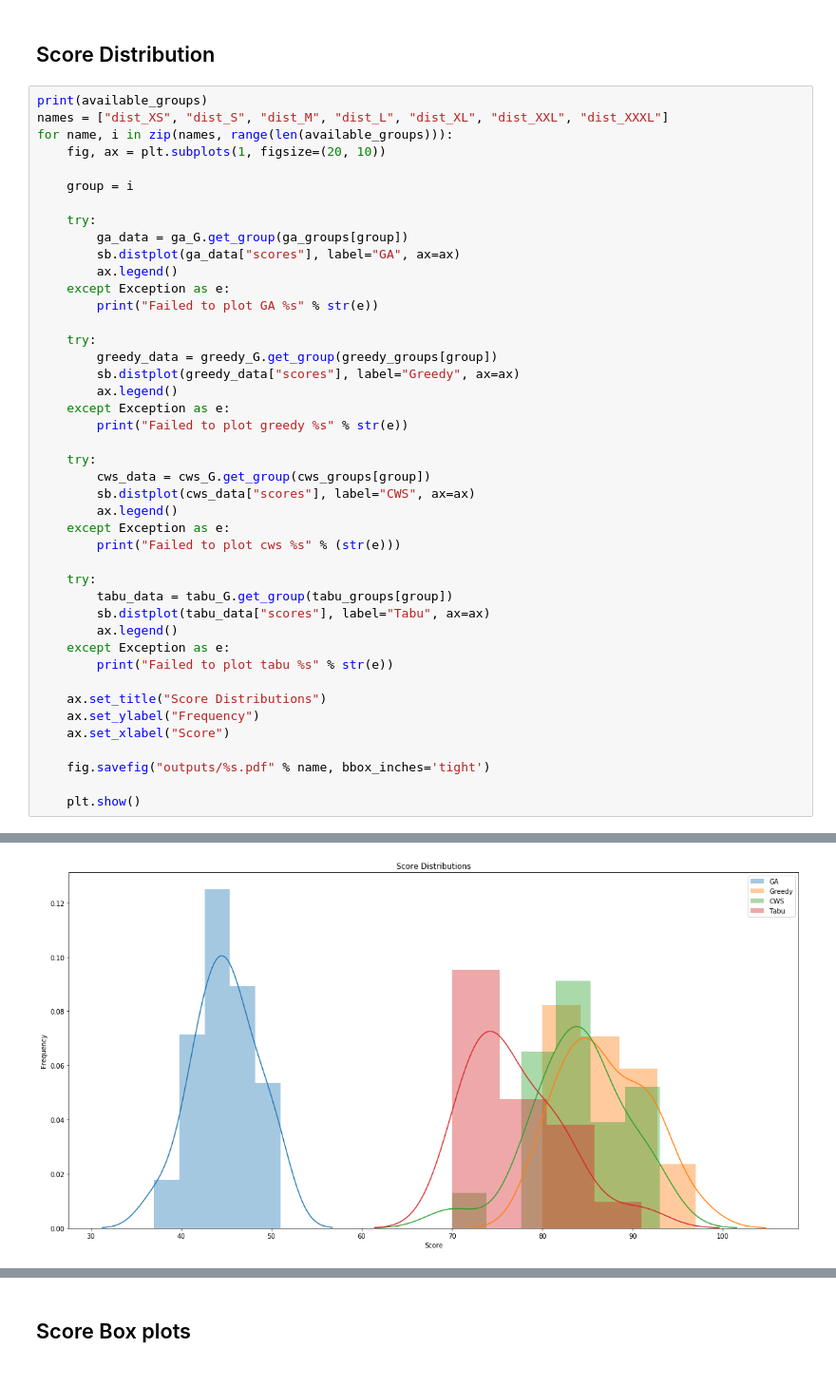
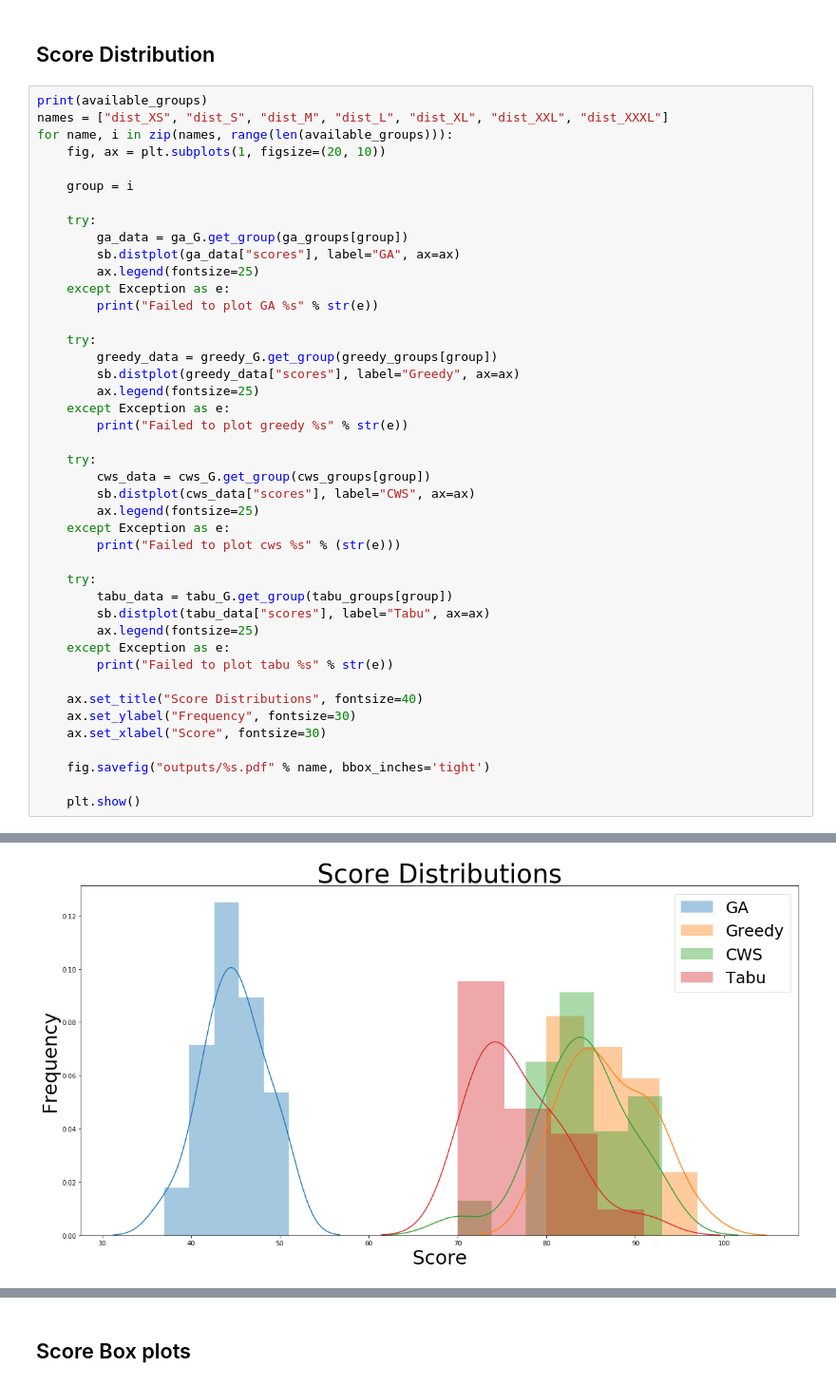
Before and after one commit to kex2019/warehouse_cpp, a Jupyter notebook: plots/DataExploration.ipynb, the cells around one changed output, grey strips where cells are left out. Shown at 95% size. Cells and saved outputs as stored; diff of their text form.

```diff
--- a/plots/DataExploration.ipynb
+++ b/plots/DataExploration.ipynb
@@ -109,38 +109,38 @@ for name, i in zip(names, range(len(available_groups))):
     try:
         ga_data = ga_G.get_group(ga_groups[group])
         sb.distplot(ga_data["scores"], label="GA", ax=ax)
-        ax.legend()
+        ax.legend(fontsize=25)
     except Exception as e:
         print("Failed to plot GA %s" % str(e))
 
     try:
         greedy_data = greedy_G.get_group(greedy_groups[group])
         sb.distplot(greedy_data["scores"], label="Greedy", ax=ax)
-        ax.legend()
+        ax.legend(fontsize=25)
     except Exception as e:
         print("Failed to plot greedy %s" % str(e))
 
     try:
         cws_data = cws_G.get_group(cws_groups[group])
         sb.distplot(cws_data["scores"], label="CWS", ax=ax)
-        ax.legend()
+        ax.legend(fontsize=25)
     except Exception as e:
         print("Failed to plot cws %s" % (str(e)))
 
     try:
         tabu_data = tabu_G.get_group(tabu_groups[group])
         sb.distplot(tabu_data["scores"], label="Tabu", ax=ax)
-        ax.legend()
+        ax.legend(fontsize=25)
     except Exception as e:
         print("Failed to plot tabu %s" % str(e))
 
-    ax.set_title("Score Distributions")
-    ax.set_ylabel("Frequency")
-    ax.set_xlabel("Score")
+    ax.set_title("Score Distributions", fontsize=40)
+    ax.set_ylabel("Frequency", fontsize=30)
+    ax.set_xlabel("Score", fontsize=30)
 
     fig.savefig("outputs/%s.pdf" % name, bbox_inches='tight')
 
     plt.show()
 # %% [output]
 ['0', '1', '2', '3', '4', '5', '6']
-[figure, old version]
+[figure, new version]
```
Also changed, not shown: parts of 5 cells of this notebook, 21 other files.
